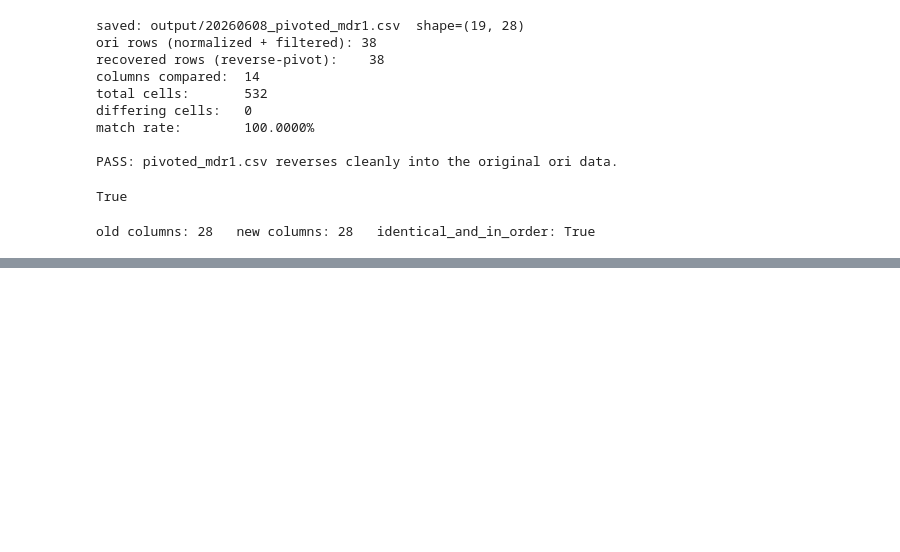
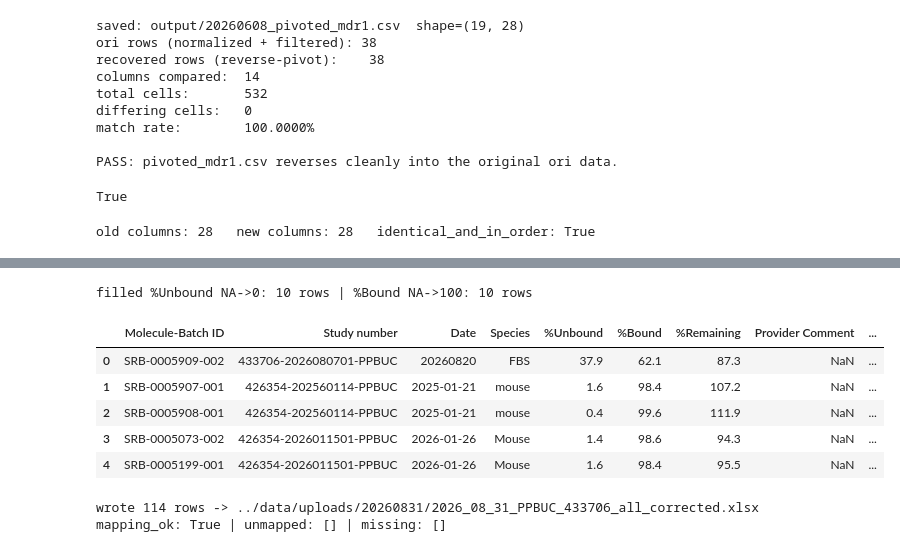
Before and after one commit to gtamo39/CDD_Vault_API, a Jupyter notebook: vignettes/convert_dataset.ipynb, the cells around one changed output, grey strips where cells are left out. Drawn from its saved outputs; the diff is of its cells as text; code cells hidden in the pictures; blank space fills up the shorter version.

```diff
--- a/vignettes/convert_dataset.ipynb
+++ b/vignettes/convert_dataset.ipynb
@@ -299,0 +388,50 @@ validate_pivoted_output(new_target)
+# %%
+# Step 3 -- apply the corrections
+_QUAL = re.compile(r'^\s*([<>]=?)?\s*(-?\d+(?:\.\d+)?)\s*$')
+
+def is_na(v):
+    return v is None or (isinstance(v, float) and pd.isna(v)) or str(v).strip() in ('', 'NA', 'N/A', 'nan')
+
+def round1(v):
+    """1 decimal for a number or a '<'/'>'-qualified number; leave anything else."""
+    if is_na(v):
+        return v
+    m = _QUAL.match(str(v))
+    if not m:
+        return v
+    num = round(float(m.group(2)), 1)
+    return f'{m.group(1)} {num:.1f}' if m.group(1) else num
+
+df_mod = df_up.copy()
+# 1) NA fill: %Unbound -> 0, %Bound -> 100
+n_unbound = int(df_mod['%Unbound'].map(is_na).sum())
+n_bound = int(df_mod['%Bound'].map(is_na).sum())
+df_mod['%Unbound'] = df_mod['%Unbound'].map(lambda v: 0 if is_na(v) else v)
+df_mod['%Bound'] = df_mod['%Bound'].map(lambda v: 100 if is_na(v) else v)
+# 2) round %Unbound / %Bound / %Remaining to 1 decimal
+for c in ['%Unbound', '%Bound', '%Remaining']:
+    df_mod[c] = df_mod[c].map(round1)
+print(f'filled %Unbound NA->0: {n_unbound} rows | %Bound NA->100: {n_bound} rows')
+df_mod.head()
+# %% [output]
+filled %Unbound NA->0: 10 rows | %Bound NA->100: 10 rows
+|  | Molecule-Batch ID | Study number | Date | Species | %Unbound | %Bound | %Remaining | Provider Comment | ... |
+| 0 | SRB-0005909-002 | 433706-2026080701-PPBUC | 20260820 | FBS | 37.9 | 62.1 | 87.3 | NaN | ... |
+| 1 | SRB-0005907-001 | 426354-202560114-PPBUC | 2025-01-21 | mouse | 1.6 | 98.4 | 107.2 | NaN | ... |
+| 2 | SRB-0005908-001 | 426354-202560114-PPBUC | 2025-01-21 | mouse | 0.4 | 99.6 | 111.9 | NaN | ... |
+| 3 | SRB-0005073-002 | 426354-2026011501-PPBUC | 2026-01-26 | Mouse | 1.4 | 98.6 | 94.3 | NaN | ... |
+| 4 | SRB-0005199-001 | 426354-2026011501-PPBUC | 2026-01-26 | Mouse | 1.6 | 98.4 | 95.5 | NaN | ... |
+# %%
+# Step 4 -- write the Upload-tab .xlsx, then an offline mapping pre-flight (header only, no network)
+out_xlsx = OUT_DIR / '2026_08_31_PPBUC_433706_all_corrected.xlsx'
+with pd.ExcelWriter(out_xlsx, engine='openpyxl') as xw:
+    df_mod.to_excel(xw, sheet_name='Upload', index=False)
+print(f'wrote {len(df_mod)} rows -> {out_xlsx}')
+
+import convert_upload as cu, import_to_protocol as itp
+header, _ = cu.read_upload_sheet(out_xlsx)
+chk = itp.evaluate_mapping(header, CONFIG['protocols'][PID])
+print('mapping_ok:', chk['ok'], '| unmapped:', chk['unmapped'], '| missing:', chk['missing'])
+# %% [output]
+wrote 114 rows -> ../data/uploads/20260831/2026_08_31_PPBUC_433706_all_corrected.xlsx
+mapping_ok: True | unmapped: [] | missing: []
```
Also changed, not shown: parts of 6 cells of this notebook, 7 other files.
